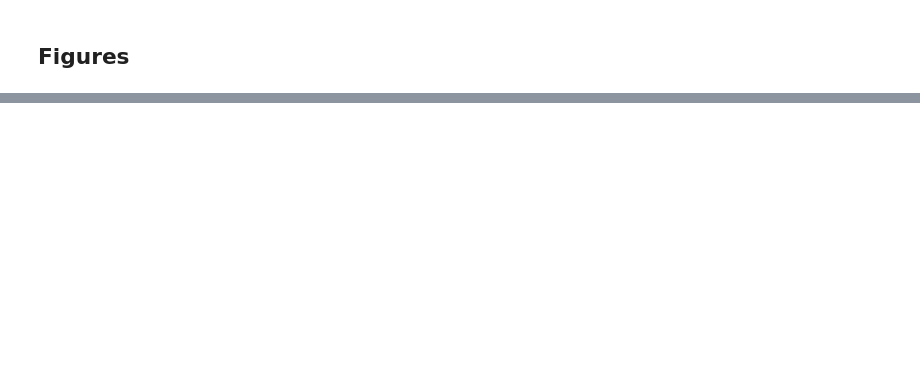
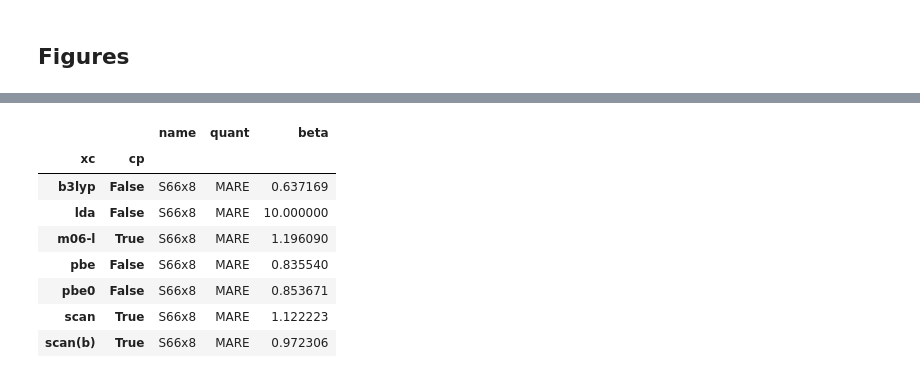
Before and after one commit to azag0/dft-vdw-range, a Jupyter notebook: src/2017-05-05-figures.ipynb, the cells around one changed output, grey strips where cells are left out. Cells and saved outputs as stored; diff of their text form; code cells hidden in the pictures; blank space fills up the shorter version.

```diff
--- a/src/2017-05-05-figures.ipynb
+++ b/src/2017-05-05-figures.ipynb
@@ -139,0 +203,12 @@ stats_s66
+# %%
+optimal_beta.loc['S66x8', slice(None), slice(None), 'MARE'].reset_index('name quant'.split())
+# %% [output]
+|  |  | name | quant | beta |
+| xc | cp |  |  |  |
+| b3lyp | False | S66x8 | MARE | 0.637169 |
+| lda | False | S66x8 | MARE | 10.000000 |
+| m06-l | True | S66x8 | MARE | 1.196090 |
+| pbe | False | S66x8 | MARE | 0.835540 |
+| pbe0 | False | S66x8 | MARE | 0.853671 |
+| scan | True | S66x8 | MARE | 1.122223 |
+| scan(b) | True | S66x8 | MARE | 0.972306 |
```
Also changed, not shown: parts of 23 cells of this notebook, 37 other files.
